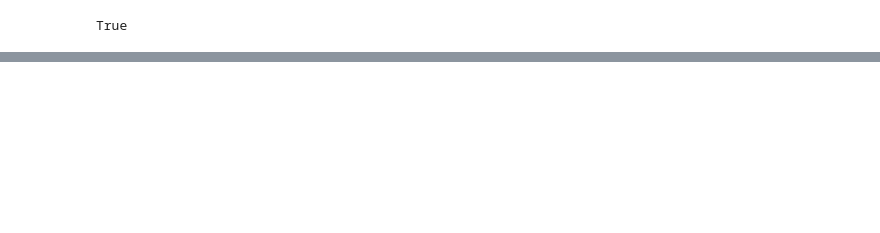
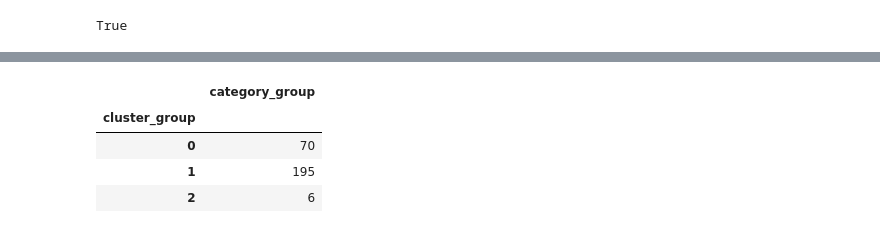
Before and after one commit to kellystroh/Clothing-Classification, a Jupyter notebook: Clothing EDA.ipynb, the cells around one changed output, grey strips where cells are left out. Saved outputs shown, nothing was run; the diff lists cells and outputs as text; code cells hidden in the pictures; blank space fills up the shorter version.

```diff
--- a/Clothing EDA.ipynb
+++ b/Clothing EDA.ipynb
@@ -156,0 +213,8 @@ clust = AgglomerativeClustering().fit(wear_pics)
+# %%
+dd[dd['category_group']==1].groupby('cluster_group').count()
+# %% [output]
+|  | category_group |
+| cluster_group |  |
+| 0 | 70 |
+| 1 | 195 |
+| 2 | 6 |
```
Also changed, not shown: parts of 15 cells of this notebook, 1 other file.
